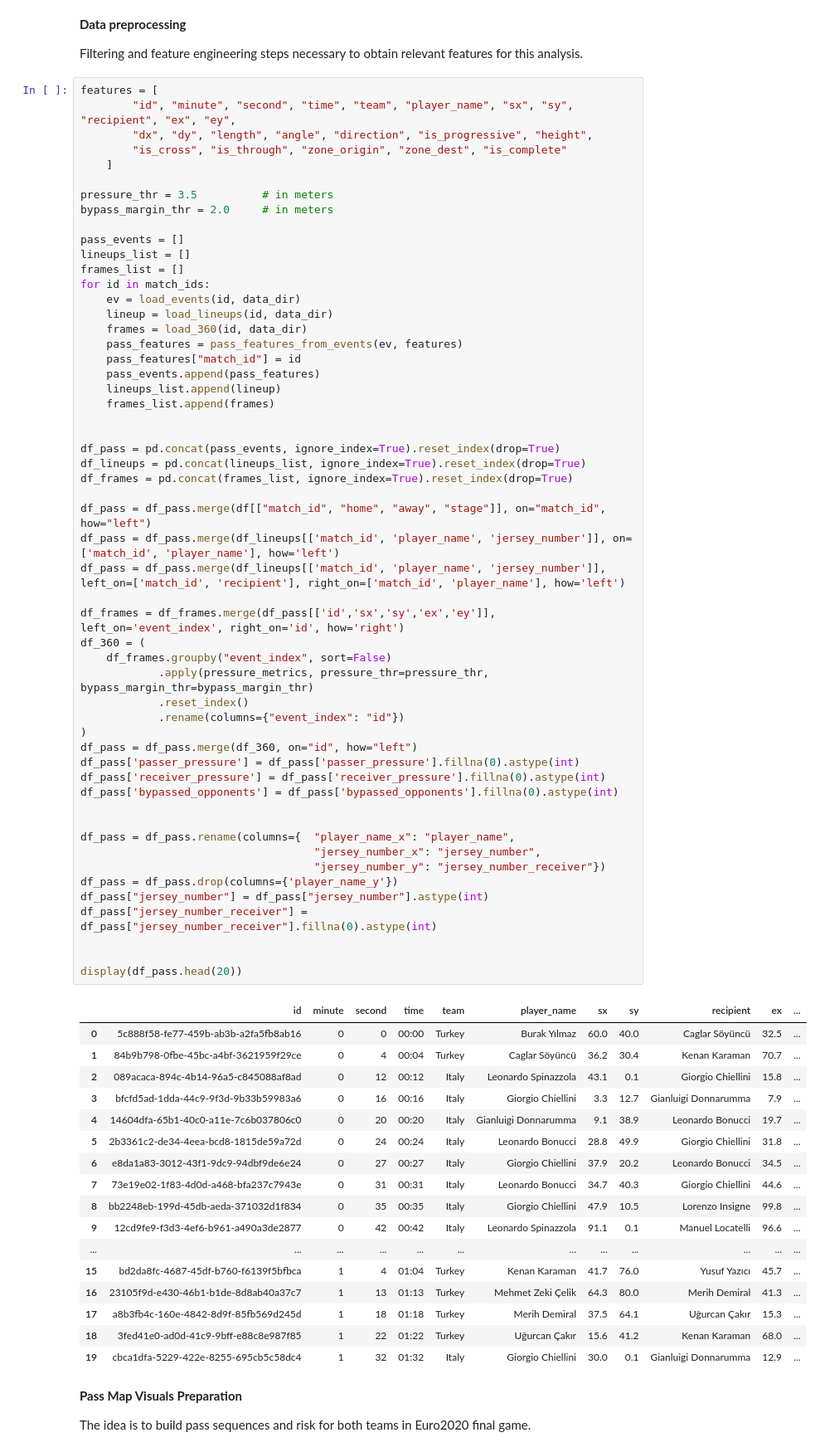
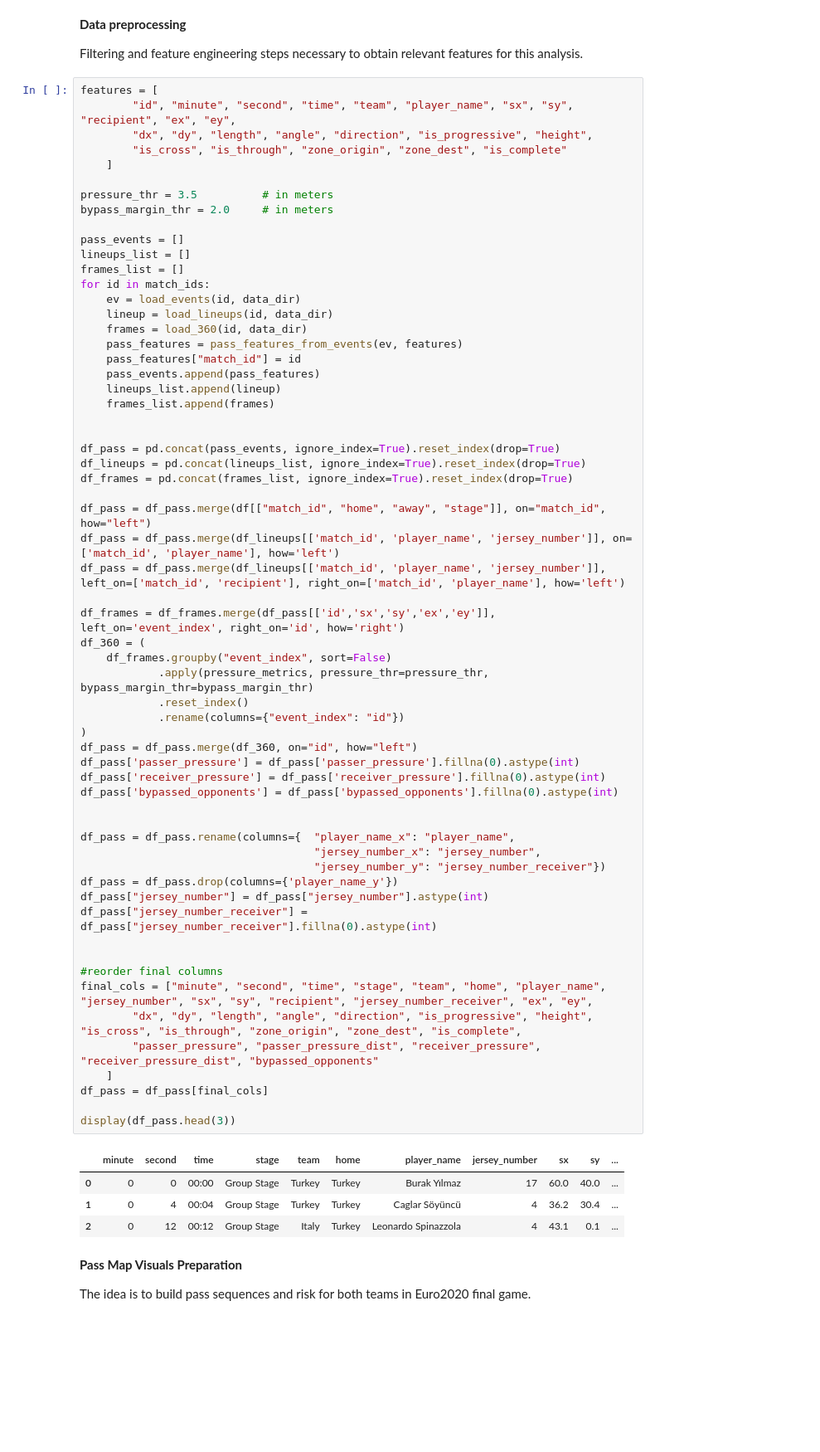
Before and after one commit to pujolaleix/pass_risk_quantification, a Jupyter notebook: pass_risk.ipynb, the cells around one changed output. Shown: that part at 83% size. Saved outputs shown, nothing was run; the diff lists cells and outputs as text; blank space fills up the shorter version.

```diff
--- a/pass_risk.ipynb
+++ b/pass_risk.ipynb
@@ -107,51 +107,45 @@ for id in match_ids:
 df_pass = pd.concat(pass_events, ignore_index=True).reset_index(drop=True)
 df_lineups = pd.concat(lineups_list, ignore_index=True).reset_index(drop=True)
 df_frames = pd.concat(frames_list, ignore_index=True).reset_index(drop=True)
 
 df_pass = df_pass.merge(df[["match_id", "home", "away", "stage"]], on="match_id", how="left")
 df_pass = df_pass.merge(df_lineups[['match_id', 'player_name', 'jersey_number']], on=['match_id', 'player_name'], how='left')
 df_pass = df_pass.merge(df_lineups[['match_id', 'player_name', 'jersey_number']], left_on=['match_id', 'recipient'], right_on=['match_id', 'player_name'], how='left')
 
 df_frames = df_frames.merge(df_pass[['id','sx','sy','ex','ey']], left_on='event_index', right_on='id', how='right')
 df_360 = (
     df_frames.groupby("event_index", sort=False)
             .apply(pressure_metrics, pressure_thr=pressure_thr, bypass_margin_thr=bypass_margin_thr)
             .reset_index()
             .rename(columns={"event_index": "id"})
 )
 df_pass = df_pass.merge(df_360, on="id", how="left")
 df_pass['passer_pressure'] = df_pass['passer_pressure'].fillna(0).astype(int)
 df_pass['receiver_pressure'] = df_pass['receiver_pressure'].fillna(0).astype(int)
 df_pass['bypassed_opponents'] = df_pass['bypassed_opponents'].fillna(0).astype(int)
 
 
 df_pass = df_pass.rename(columns={  "player_name_x": "player_name",
                                     "jersey_number_x": "jersey_number",
                                     "jersey_number_y": "jersey_number_receiver"})
 df_pass = df_pass.drop(columns={'player_name_y'})
 df_pass["jersey_number"] = df_pass["jersey_number"].astype(int)
 df_pass["jersey_number_receiver"] = df_pass["jersey_number_receiver"].fillna(0).astype(int)
 
 
-display(df_pass.head(20))
+#reorder final columns
+final_cols = ["minute", "second", "time", "stage", "team", "home", "player_name", "jersey_number", "sx", "sy", "recipient", "jersey_number_receiver", "ex", "ey",
+        "dx", "dy", "length", "angle", "direction", "is_progressive", "height", "is_cross", "is_through", "zone_origin", "zone_dest", "is_complete",
+        "passer_pressure", "passer_pressure_dist", "receiver_pressure", "receiver_pressure_dist", "bypassed_opponents"
+    ]
+df_pass = df_pass[final_cols]
+
+display(df_pass.head(3))
 # %% [output]
-|  | id | minute | second | time | team | player_name | sx | sy | recipient | ex | ... |
-| 0 | 5c888f58-fe77-459b-ab3b-a2fa5fb8ab16 | 0 | 0 | 00:00 | Turkey | Burak Yılmaz | 60.0 | 40.0 | Caglar Söyüncü | 32.5 | ... |
-| 1 | 84b9b798-0fbe-45bc-a4bf-3621959f29ce | 0 | 4 | 00:04 | Turkey | Caglar Söyüncü | 36.2 | 30.4 | Kenan Karaman | 70.7 | ... |
-| 2 | 089acaca-894c-4b14-96a5-c845088af8ad | 0 | 12 | 00:12 | Italy | Leonardo Spinazzola | 43.1 | 0.1 | Giorgio Chiellini | 15.8 | ... |
-| 3 | bfcfd5ad-1dda-44c9-9f3d-9b33b59983a6 | 0 | 16 | 00:16 | Italy | Giorgio Chiellini | 3.3 | 12.7 | Gianluigi Donnarumma | 7.9 | ... |
-| 4 | 14604dfa-65b1-40c0-a11e-7c6b037806c0 | 0 | 20 | 00:20 | Italy | Gianluigi Donnarumma | 9.1 | 38.9 | Leonardo Bonucci | 19.7 | ... |
-| 5 | 2b3361c2-de34-4eea-bcd8-1815de59a72d | 0 | 24 | 00:24 | Italy | Leonardo Bonucci | 28.8 | 49.9 | Giorgio Chiellini | 31.8 | ... |
-| 6 | e8da1a83-3012-43f1-9dc9-94dbf9de6e24 | 0 | 27 | 00:27 | Italy | Giorgio Chiellini | 37.9 | 20.2 | Leonardo Bonucci | 34.5 | ... |
-| 7 | 73e19e02-1f83-4d0d-a468-bfa237c7943e | 0 | 31 | 00:31 | Italy | Leonardo Bonucci | 34.7 | 40.3 | Giorgio Chiellini | 44.6 | ... |
-| 8 | bb2248eb-199d-45db-aeda-371032d1f834 | 0 | 35 | 00:35 | Italy | Giorgio Chiellini | 47.9 | 10.5 | Lorenzo Insigne | 99.8 | ... |
-| 9 | 12cd9fe9-f3d3-4ef6-b961-a490a3de2877 | 0 | 42 | 00:42 | Italy | Leonardo Spinazzola | 91.1 | 0.1 | Manuel Locatelli | 96.6 | ... |
-| ... | ... | ... | ... | ... | ... | ... | ... | ... | ... | ... | ... |
-| 15 | bd2da8fc-4687-45df-b760-f6139f5bfbca | 1 | 4 | 01:04 | Turkey | Kenan Karaman | 41.7 | 76.0 | Yusuf Yazıcı | 45.7 | ... |
-| 16 | 23105f9d-e430-46b1-b1de-8d8ab40a37c7 | 1 | 13 | 01:13 | Turkey | Mehmet Zeki Çelik | 64.3 | 80.0 | Merih Demiral | 41.3 | ... |
-| 17 | a8b3fb4c-160e-4842-8d9f-85fb569d245d | 1 | 18 | 01:18 | Turkey | Merih Demiral | 37.5 | 64.1 | Uğurcan Çakır | 15.3 | ... |
-| 18 | 3fed41e0-ad0d-41c9-9bff-e88c8e987f85 | 1 | 22 | 01:22 | Turkey | Uğurcan Çakır | 15.6 | 41.2 | Kenan Karaman | 68.0 | ... |
-| 19 | cbca1dfa-5229-422e-8255-695cb5c58dc4 | 1 | 32 | 01:32 | Italy | Giorgio Chiellini | 30.0 | 0.1 | Gianluigi Donnarumma | 12.9 | ... |
+|  | minute | second | time | stage | team | home | player_name | jersey_number | sx | sy | ... |
+| 0 | 0 | 0 | 00:00 | Group Stage | Turkey | Turkey | Burak Yılmaz | 17 | 60.0 | 40.0 | ... |
+| 1 | 0 | 4 | 00:04 | Group Stage | Turkey | Turkey | Caglar Söyüncü | 4 | 36.2 | 30.4 | ... |
+| 2 | 0 | 12 | 00:12 | Group Stage | Italy | Turkey | Leonardo Spinazzola | 4 | 43.1 | 0.1 | ... |
 # %% [markdown]
 **Pass Map Visuals Preparation**
 
```
Also changed, not shown: parts of 2 cells of this notebook, 1 other file.
